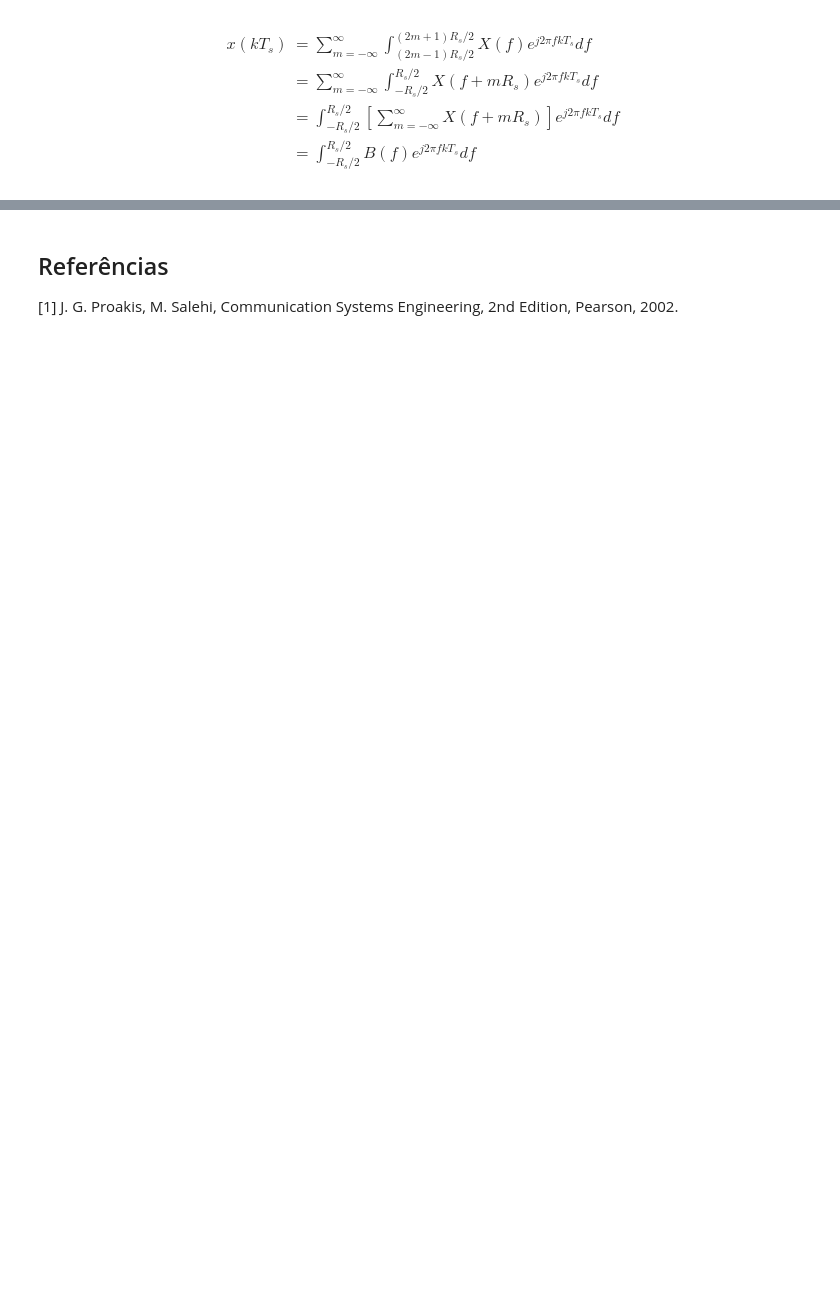
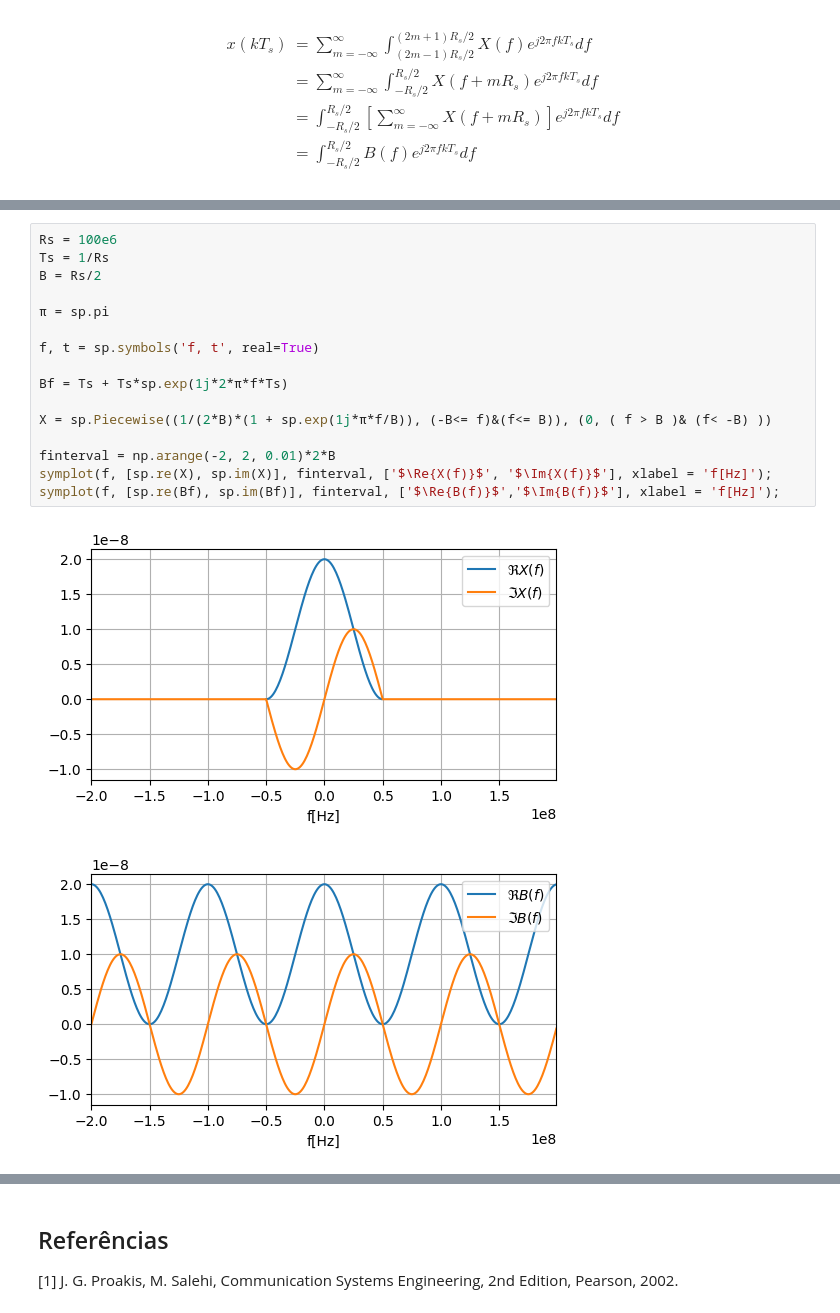
Before and after one commit to edsonportosilva/TDI, a Jupyter notebook: jupyter/4 - Transmissão digital em canais limitados em banda.ipynb, the cells around one changed output, grey strips where cells are left out. Cells and saved outputs as stored; diff of their text form; blank space fills up the shorter version.

```diff
--- a/jupyter/4 - Transmissão digital em canais limitados em banda.ipynb
+++ b/jupyter/4 - Transmissão digital em canais limitados em banda.ipynb
@@ -468,0 +521,19 @@ symplot(t, x, tinterval, '$x_{rc}$(t)', xlabel = 't[s]');
+# %%
+Rs = 100e6
+Ts = 1/Rs
+B = Rs/2
+
+π = sp.pi
+
+f, t = sp.symbols('f, t', real=True)
+
+Bf = Ts + Ts*sp.exp(1j*2*π*f*Ts)
+
+X = sp.Piecewise((1/(2*B)*(1 + sp.exp(1j*π*f/B)), (-B<= f)&(f<= B)), (0, ( f > B )& (f< -B) ))
+
+finterval = np.arange(-2, 2, 0.01)*2*B
+symplot(f, [sp.re(X), sp.im(X)], finterval, ['$\Re{X(f)}$', '$\Im{X(f)}$'], xlabel = 'f[Hz]');
+symplot(f, [sp.re(Bf), sp.im(Bf)], finterval, ['$\Re{B(f)}$','$\Im{B(f)}$'], xlabel = 'f[Hz]');
+# %% [output]
+[figure, added]
+[figure, added]
```
Also changed, not shown: parts of 16 cells of this notebook.
